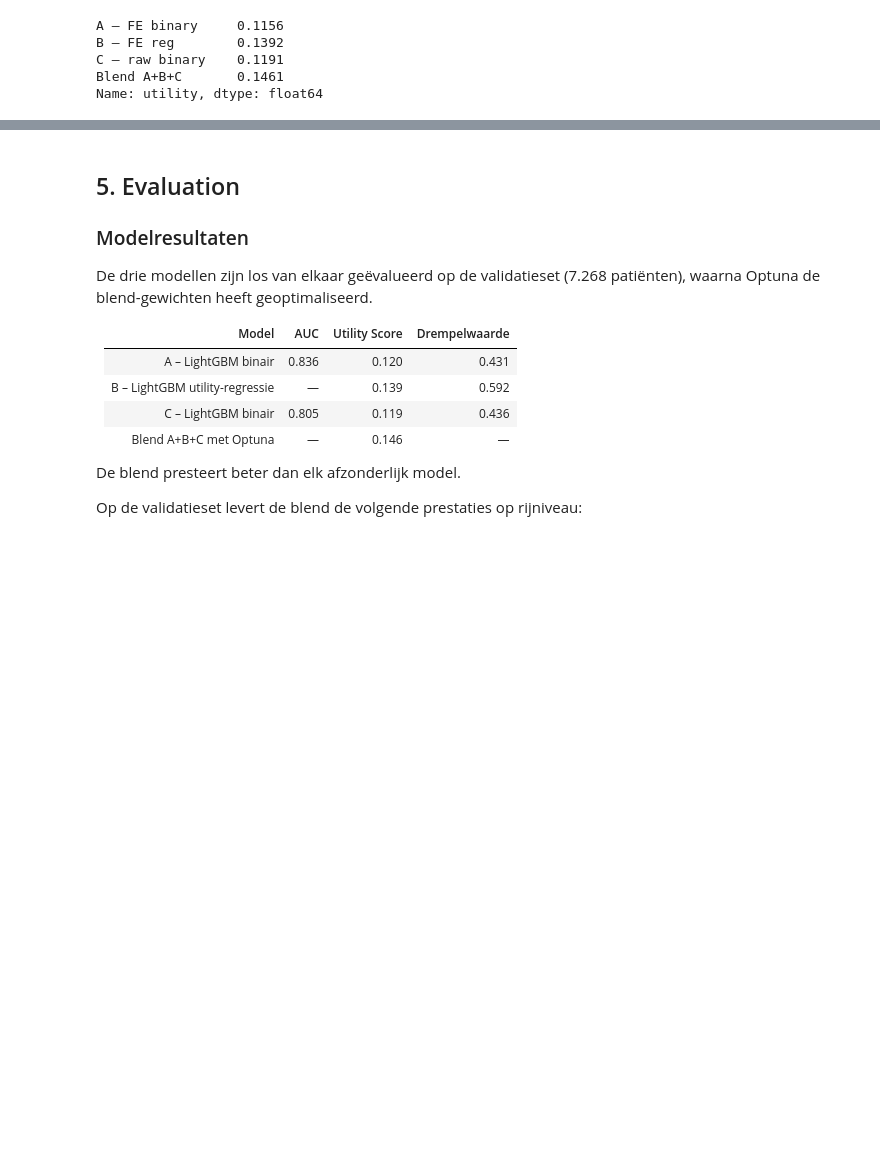
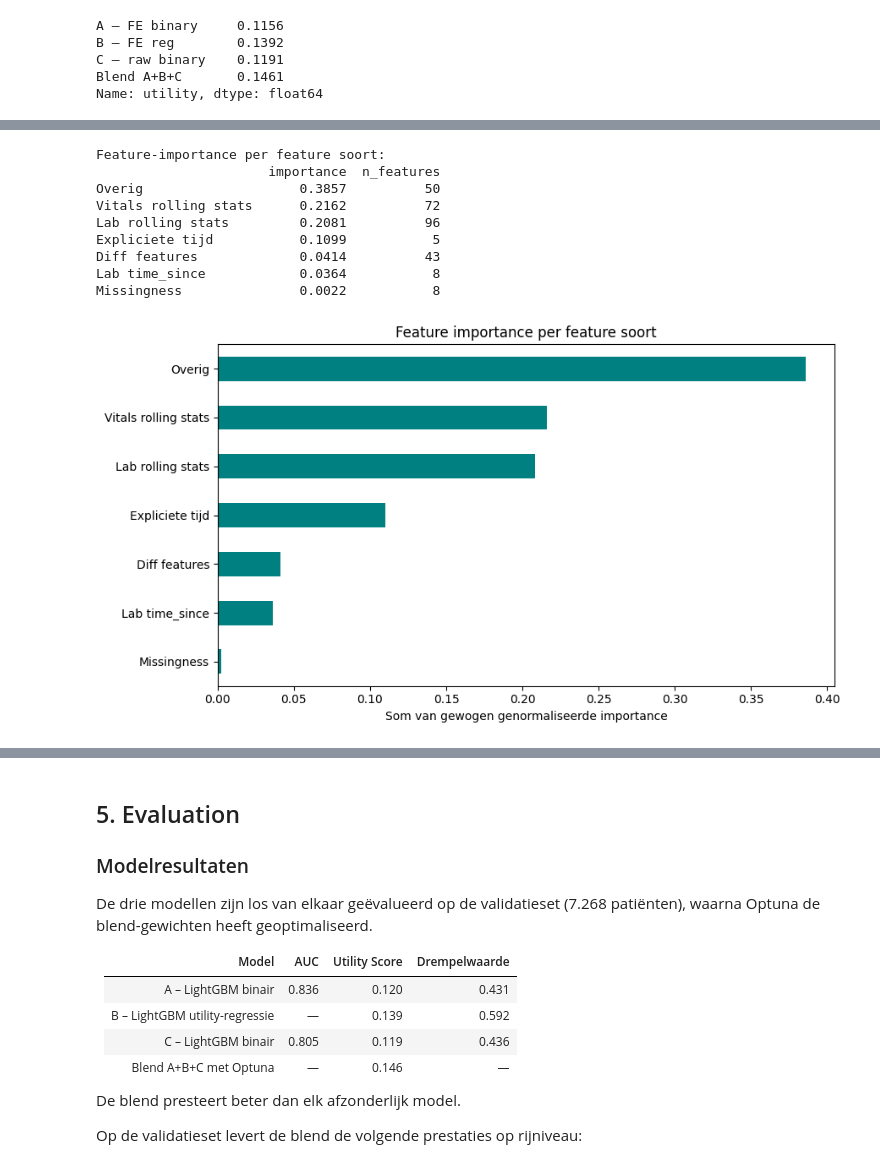
Before and after one commit to Tein-dev/vital-ai-Sepsisyphus, a Jupyter notebook: group-notebook.ipynb, the cells around one changed output, grey strips where cells are left out. Drawn from its saved outputs; the diff is of its cells as text; code cells hidden in the pictures; blank space fills up the shorter version.

Commit message:
add feature importance

```diff
--- a/group-notebook.ipynb
+++ b/group-notebook.ipynb
@@ -590,0 +718,64 @@ Name: utility, dtype: float64
+# %%
+# Feature-importance per soort feature
+import matplotlib.pyplot as plt
+
+if 'blend_imp' not in globals():
+    raise RuntimeError("Run eerst de vorige feature-importance cel zodat 'blend_imp' bestaat.")
+
+families = {
+    'Expliciete tijd': {'ICULOS', 'Hour', 'HospAdmTime', 'iculos_squared', 'log_iculos'},
+    'Lab rolling stats': set(),
+    'Lab time_since': set(),
+    'Vitals rolling stats': set(),
+    'Diff features': set(),
+    'Missingness': set(),
+}
+
+for f in blend_imp.index:
+    if f.endswith('_time_since'):
+        families['Lab time_since'].add(f)
+    if any(k in f for k in ['_mean_3h', '_mean_6h', '_mean_12h', '_std_', '_min_', '_max_']):
+        if any(lab in f for lab in ['WBC', 'Lactate', 'Creatinine', 'BUN', 'Platelets', 'Bilirubin_total', 'pH', 'FiO2']):
+            families['Lab rolling stats'].add(f)
+        else:
+            families['Vitals rolling stats'].add(f)
+    if '_diff_' in f or 'trend_6h' in f:
+        families['Diff features'].add(f)
+    if f.endswith('_missing') or f in ['n_missing_vitals', 'n_missing_labs']:
+        families['Missingness'].add(f)
+
+covered = set().union(*families.values())
+families['Overig'] = set(blend_imp.index) - covered
+
+family_scores = {
+    fam: float(blend_imp[list(cols)].sum()) if len(cols) else 0.0
+    for fam, cols in families.items()
+}
+
+family_df = (
+    pd.Series(family_scores, name='importance')
+      .sort_values(ascending=False)
+      .to_frame()
+)
+family_df['n_features'] = [len(families[f]) for f in family_df.index]
+
+print('Feature-importance per feature soort:')
+print(family_df.round(4).to_string())
+
+plt.figure(figsize=(9, 5))
+family_df['importance'].sort_values().plot(kind='barh', color='teal')
+plt.title('Feature importance per feature soort')
+plt.xlabel('Som van gewogen genormaliseerde importance')
+plt.tight_layout()
+plt.show()
+# %% [output]
+Feature-importance per feature soort:
+                      importance  n_features
+Overig                    0.3857          50
+Vitals rolling stats      0.2162          72
+Lab rolling stats         0.2081          96
+Expliciete tijd           0.1099           5
+Diff features             0.0414          43
+Lab time_since            0.0364           8
+Missingness               0.0022           8
+[figure, added]
```
Also changed, not shown: parts of 4 cells of this notebook.
